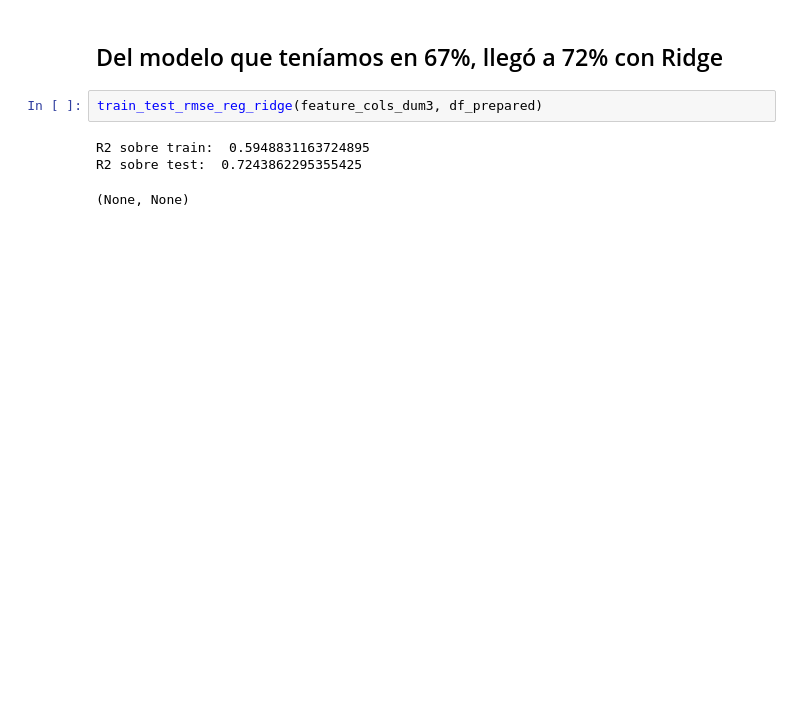
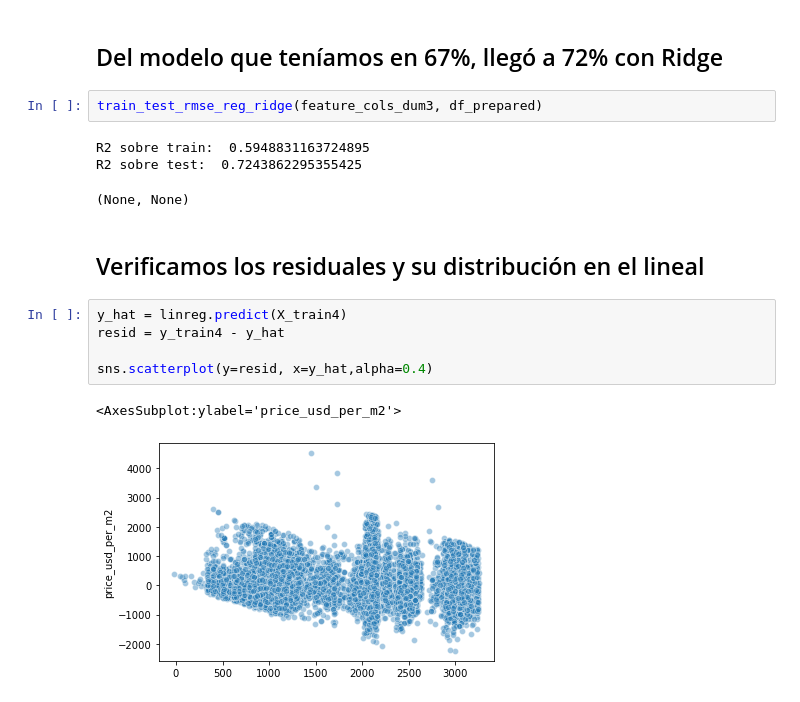
Before and after one commit to Properati-Analysis/TP2, a Jupyter notebook: TP2.ipynb, the cells around one changed output. Drawn from its saved outputs; the diff is of its cells as text; blank space fills up the shorter version.

Commit message:
Added linear model residual analysis

```diff
--- a/TP2.ipynb
+++ b/TP2.ipynb
@@ -817,3 +823,13 @@ train_test_rmse_reg_ridge(feature_cols_dum3, df_prepared)
 R2 sobre train:  0.5948831163724895
 R2 sobre test:  0.7243862295355425
 (None, None)
+# %% [markdown]
+## Verificamos los residuales y su distribución en el lineal
+# %%
+y_hat = linreg.predict(X_train4)
+resid = y_train4 - y_hat
+
+sns.scatterplot(y=resid, x=y_hat,alpha=0.4)
+# %% [output]
+<AxesSubplot:ylabel='price_usd_per_m2'>
+[figure, added]
```
Also changed, not shown: parts of 22 cells of this notebook.
